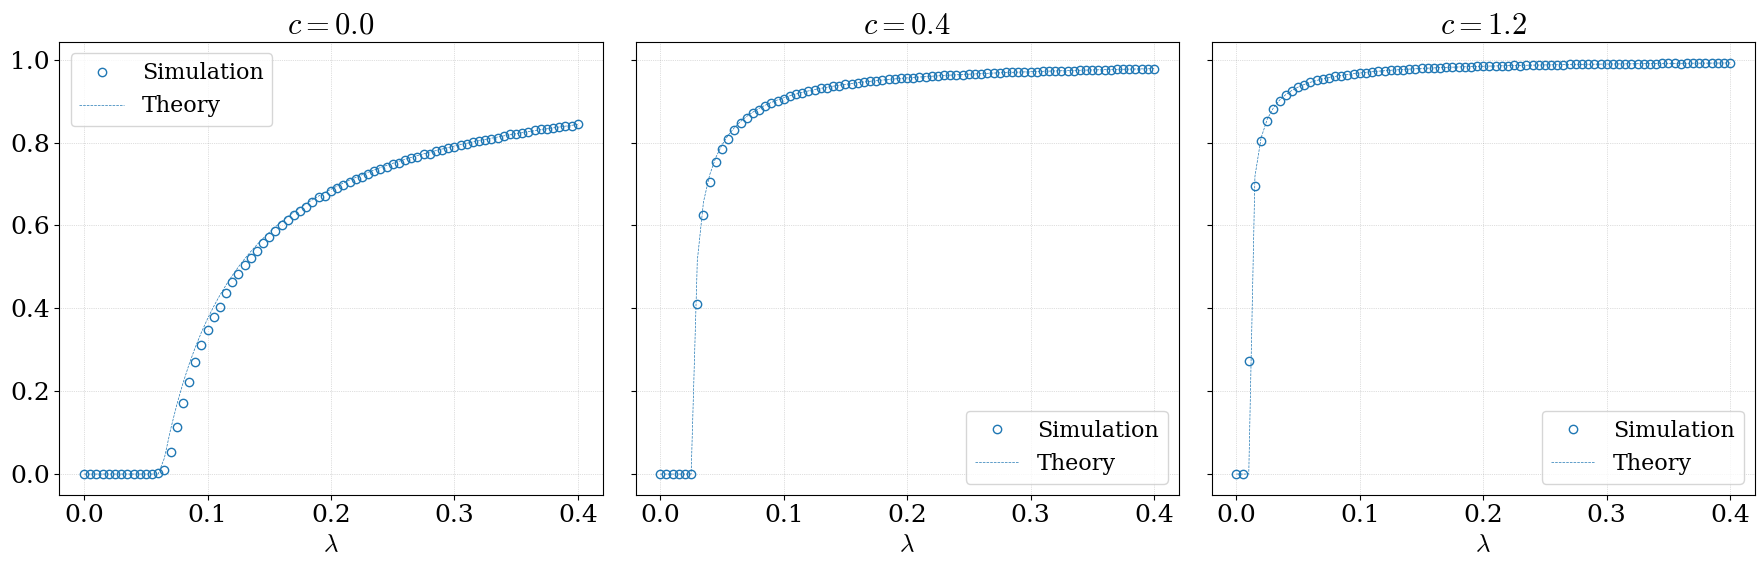
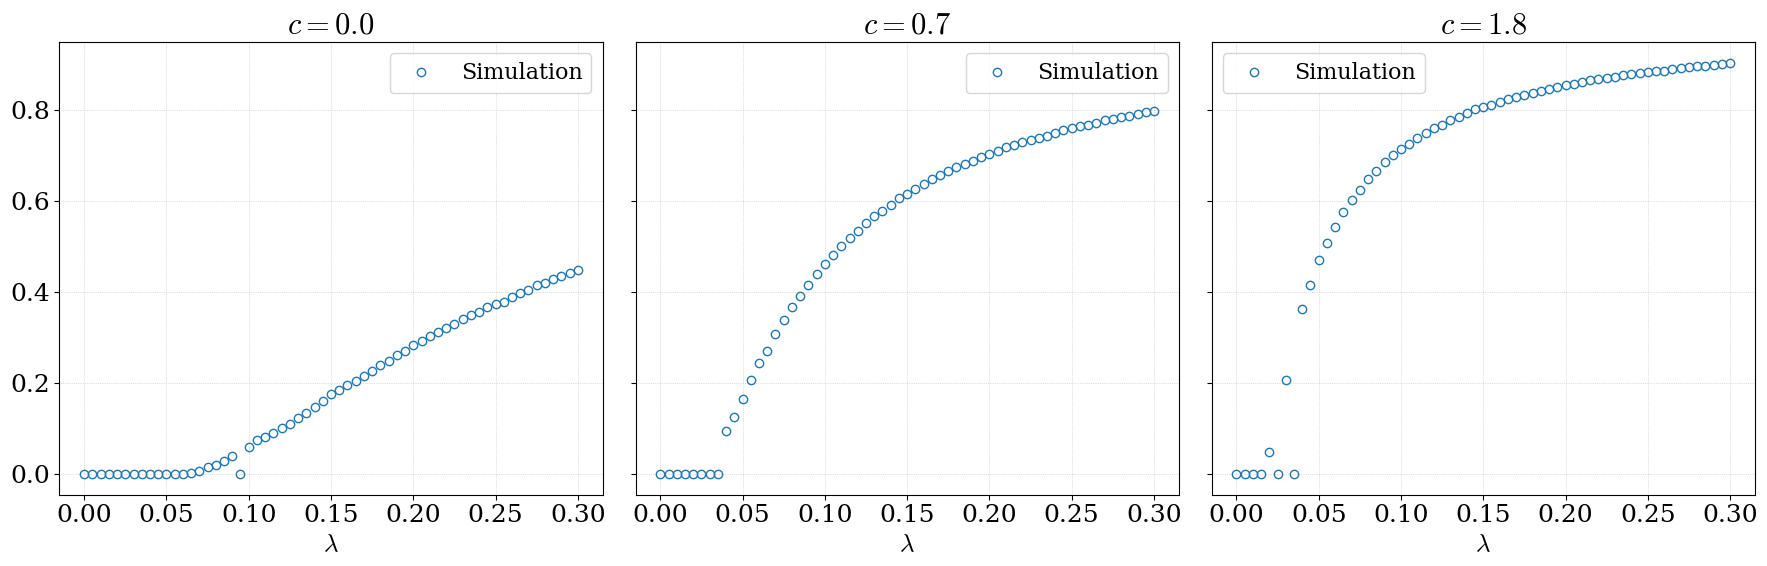
Unified diff of the notebook cell whose output changed from the first chart to the second:
--- before
+++ after
@@ -2,12 +2,16 @@
 
 for c_idx, c in enumerate(c_list):
-    to_Is = np.zeros(len(lamb_values))
-    for lamb_idx, lamb in enumerate(lamb_values):
-        to_I = theta_to_I(deg_list, pk, lamb, gamma, theta_all[c_idx, lamb_idx], c=c)
-        to_Is[lamb_idx] = to_I
+    # to_Is = np.zeros(len(lamb_values))
+    # for lamb_idx, lamb in enumerate(lamb_values_for_theory):
+    #     to_I = theta_to_I(deg_list, pk, lamb, gamma, theta_all[c_idx, lamb_idx], c=c)
+    #     to_Is[lamb_idx] = to_I
+    # axes[c_idx].plot(lamb_values_for_theory, to_Is, color=colors[0], label="Theory", linestyle="--", linewidth=0.5)
+
+    # for lamb_idx, lamb in enumerate(lamb_values):
+    #     to_I = theta_to_I(deg_list, pk, lamb, gamma, theta_all[c_idx, lamb_idx], c=c)
+    #     to_Is[lamb_idx] = to_I
+
     valid_mean_I = valid_last_I[c_idx, :]
     axes[c_idx].plot(lamb_values, valid_mean_I/N, label="Simulation", linestyle="", marker="o", markersize=6, markerfacecolor="none", markeredgecolor=colors[0])
-    axes[c_idx].plot(lamb_values, to_Is, color=colors[0], label="Theory", linestyle="--", linewidth=0.5)
-    # axes[c_idx].plot(lamb_values, theta_all[c_idx, :], color=colors[0], label="Theory", linestyle="--", linewidth=0.5)
     axes[c_idx].legend()
     axes[c_idx].grid(True, linestyle=":", alpha=0.5)

Commit: feat: modular network